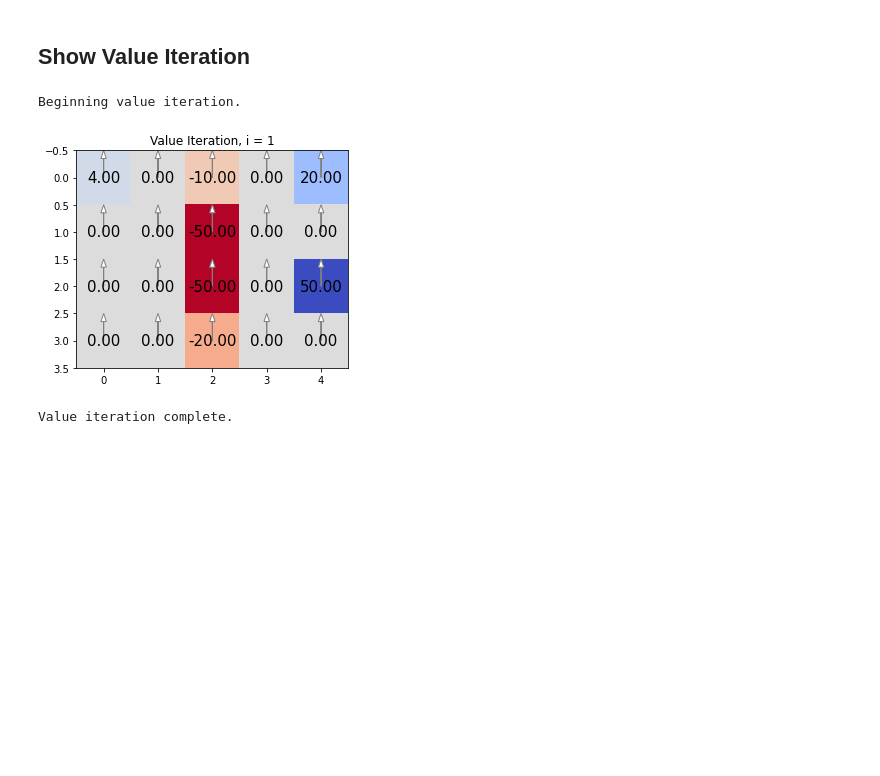
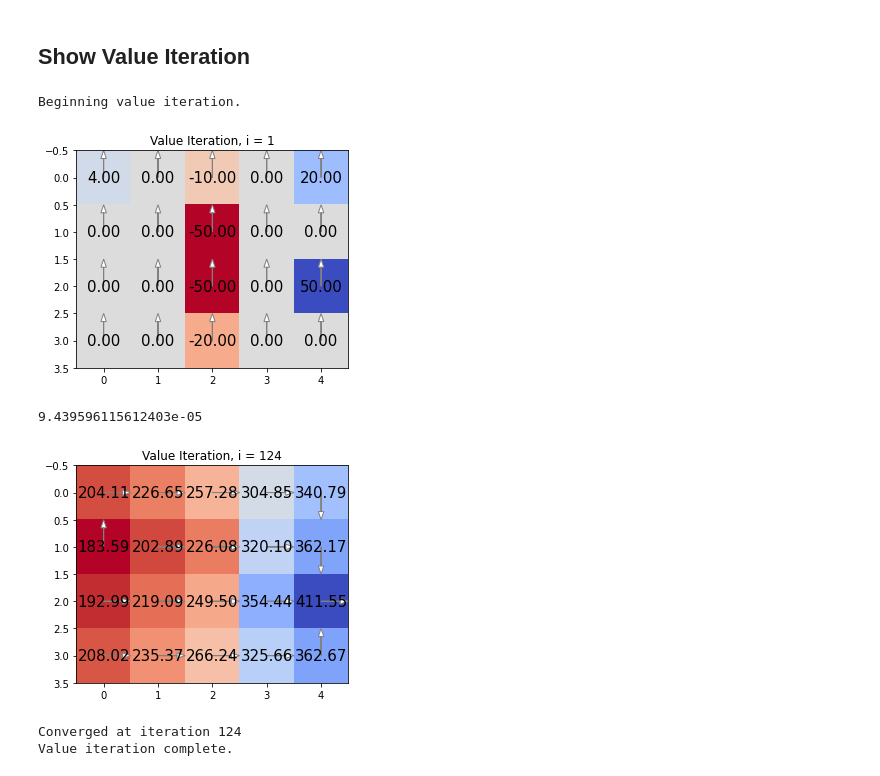
Before and after one commit to arnavinator/cs181-s22-homeworks, a Jupyter notebook: HW6/T6_P2.ipynb, the cells around one changed output. Saved outputs shown, nothing was run; the diff lists cells and outputs as text; code cells hidden in the pictures; blank space fills up the shorter version.

```diff
--- a/HW6/T6_P2.ipynb
+++ b/HW6/T6_P2.ipynb
@@ -406,9 +409,12 @@ Policy iteration complete.
 ## Show Value Iteration
 # %%
 print('Beginning value iteration.')
-learn_strategy(planning_type=VALUE_ITER, max_iter = 50, print_every = 50, ct = None, gamma = 0.7)
+learn_strategy(planning_type=VALUE_ITER, max_iter = 200, print_every = 200, ct = 0.0001, gamma = 0.9)
 print('Value iteration complete.\n')
 # %% [output]
 Beginning value iteration.
 [figure]
-Value iteration complete.
+9.439596115612403e-05
+[figure, added]
+Converged at iteration 124
+Value iteration complete.
```
Also changed, not shown: parts of 2 cells of this notebook, 9 other files.
